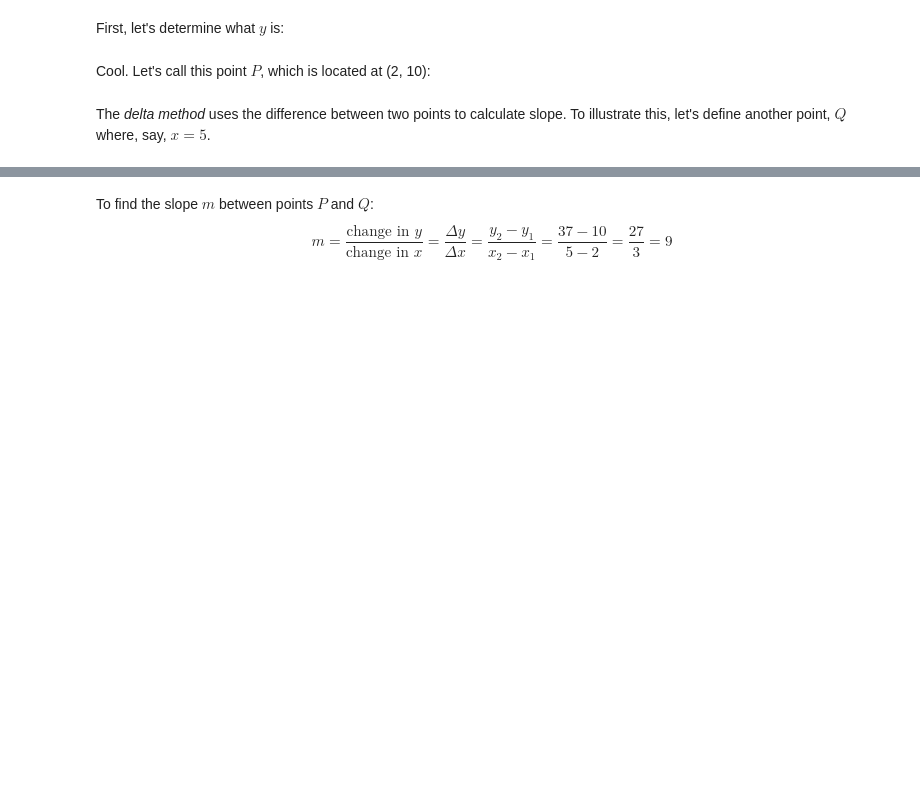
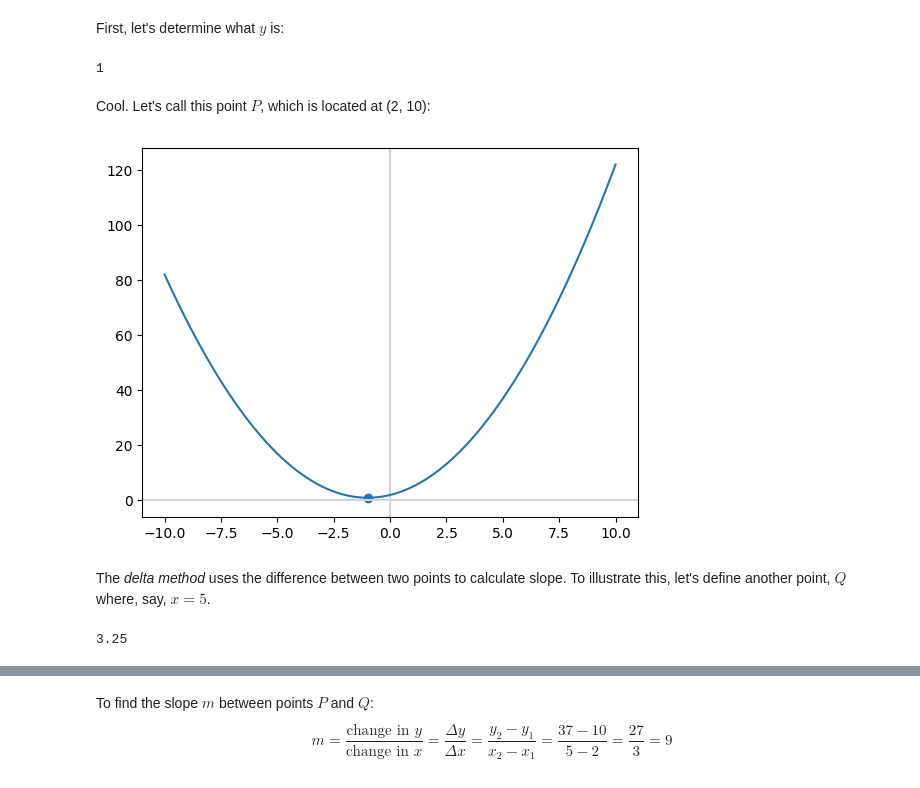
Before and after one commit to udituen/ML-foundations, a Jupyter notebook: notebooks/3-calculus-i.ipynb, the cells around one changed output, grey strips where cells are left out. Cells and saved outputs as stored; diff of their text form; code cells hidden in the pictures; blank space fills up the shorter version.

```diff
--- a/notebooks/3-calculus-i.ipynb
+++ b/notebooks/3-calculus-i.ipynb
@@ -221,19 +269,25 @@ Let's identify the slope where, say, $x = 2$.
 # %% [markdown]
 First, let's determine what $y$ is:
 # %%
-f(2)
+f(-1)
+# %% [output]
+1
 # %% [markdown]
 Cool. Let's call this point $P$, which is located at (2, 10):
 # %%
 fig, ax = plt.subplots()
 plt.axvline(x=0, color='lightgray')
 plt.axhline(y=0, color='lightgray')
-plt.scatter(2, 10) # new
+plt.scatter(-1, 1) # new
 _ = ax.plot(x,y)
+# %% [output]
+[figure, added]
 # %% [markdown]
 The _delta method_ uses the difference between two points to calculate slope. To illustrate this, let's define another point, $Q$ where, say, $x = 5$.
 # %%
-f(5)
+f(-2.5)
+# %% [output]
+3.25
 # %%
 fig, ax = plt.subplots()
 plt.axvline(x=0, color='lightgray')
```
Also changed, not shown: parts of 21 cells of this notebook.
